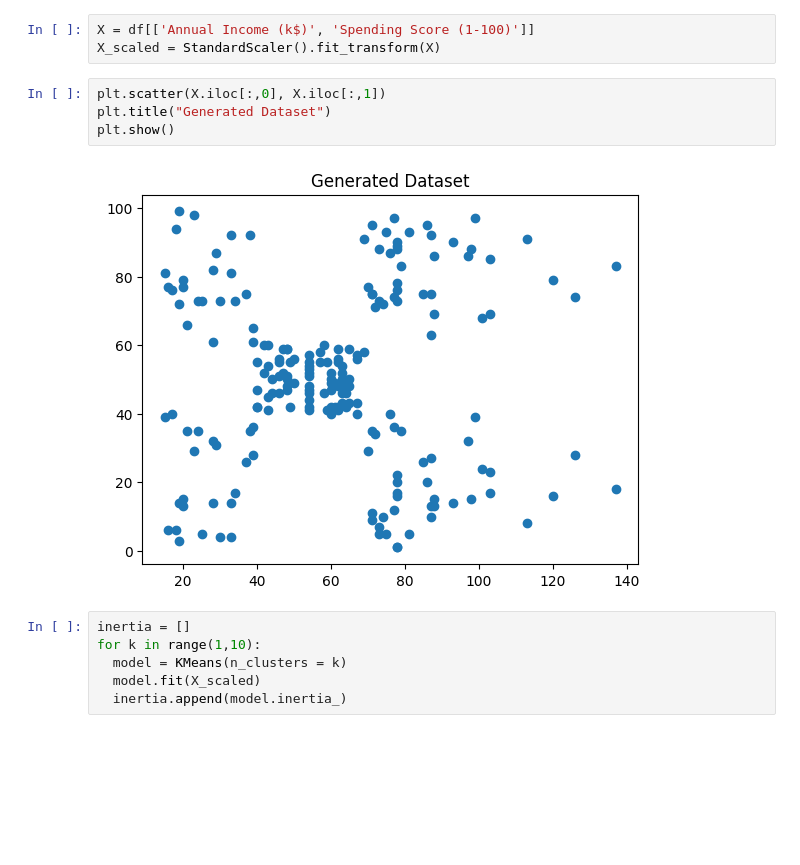
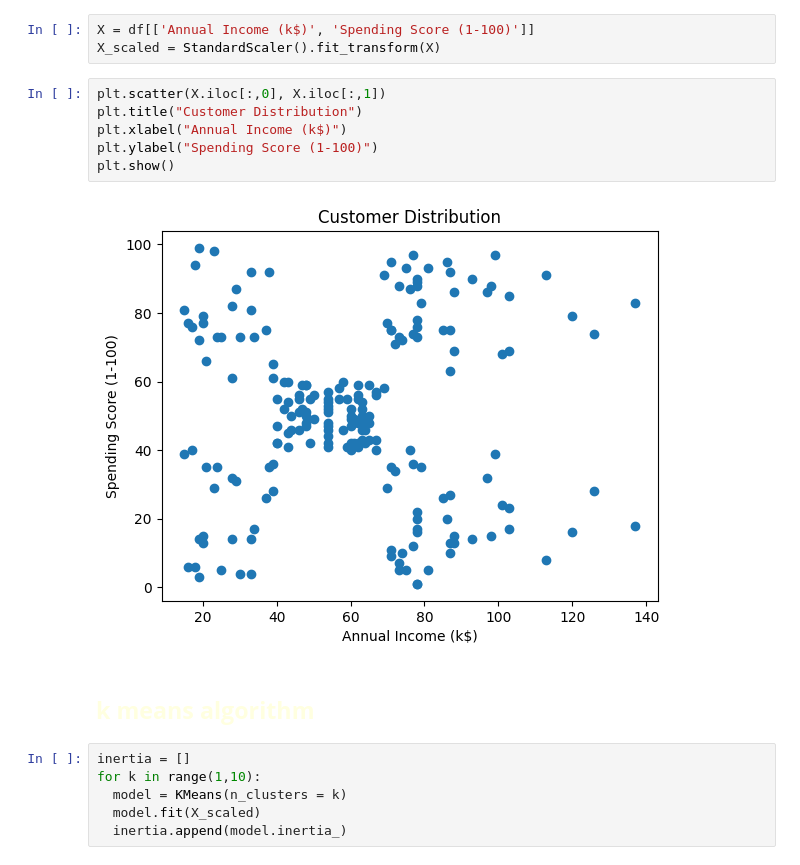
Before and after one commit to Yasir-Aladwani/clustering-mini-project, a Jupyter notebook: clustering_mini_project.ipynb, the cells around one changed output. Cells and saved outputs as stored; diff of their text form; blank space fills up the shorter version.

```diff
--- a/clustering_mini_project.ipynb
+++ b/clustering_mini_project.ipynb
@@ -63,10 +64,14 @@ X = df[['Annual Income (k$)', 'Spending Score (1-100)']]
 X_scaled = StandardScaler().fit_transform(X)
 # %%
 plt.scatter(X.iloc[:,0], X.iloc[:,1])
-plt.title("Generated Dataset")
+plt.title("Customer Distribution")
+plt.xlabel("Annual Income (k$)")
+plt.ylabel("Spending Score (1-100)")
 plt.show()
 # %% [output]
-[figure, old version]
+[figure, new version]
+# %% [markdown]
+## <font color='lightyellow'>**k means algorithm**</font>
 # %%
 inertia = []
 for k in range(1,10):
```
Also changed, not shown: parts of 6 cells of this notebook.
